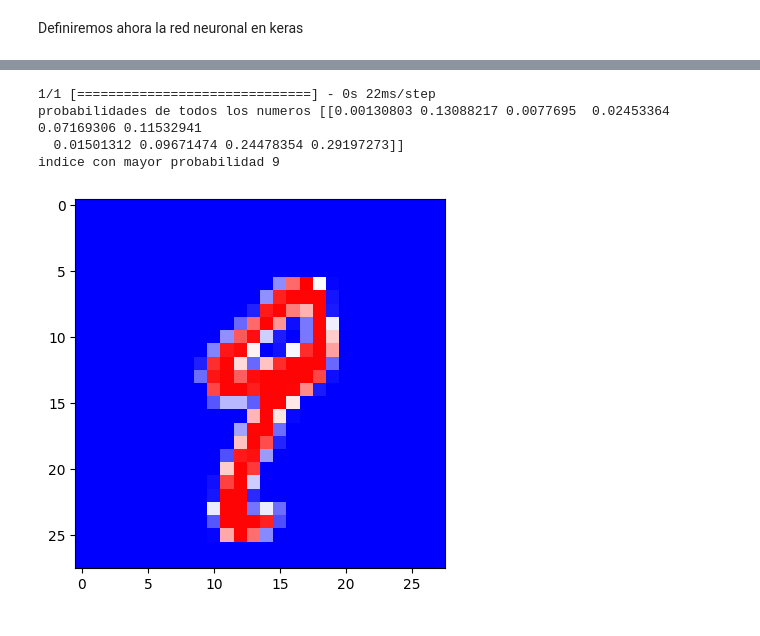
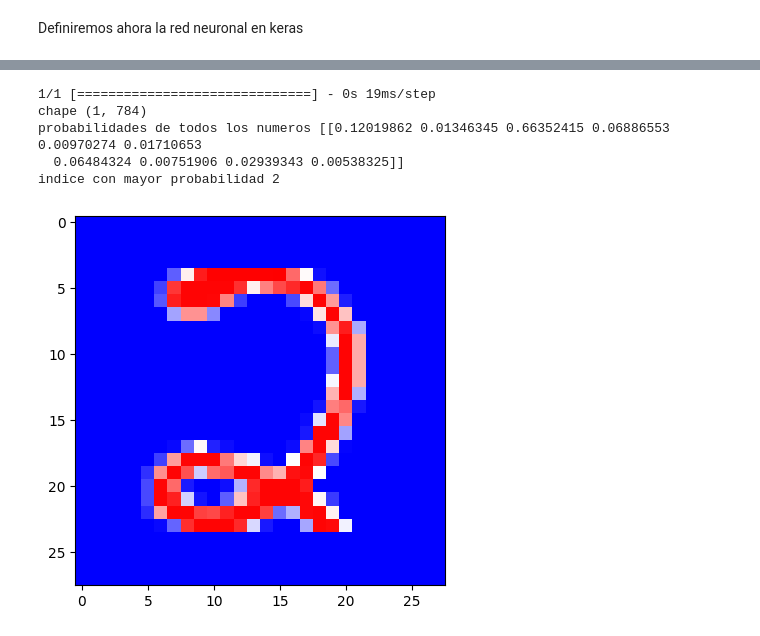
Before and after one commit to mariomac/python-deep-learning, a Jupyter notebook: cap5/numbers.ipynb, the cells around one changed output, grey strips where cells are left out. Saved outputs shown, nothing was run; the diff lists cells and outputs as text; code cells hidden in the pictures.

```diff
--- a/cap5/numbers.ipynb
+++ b/cap5/numbers.ipynb
@@ -195,14 +200,16 @@ plot_confusion_matrix(confusion_mtx, classes = range(10))
 # %%
 # Generando predicciones, por ejemplo, miramos el siguiente número y vemos si lo predice bien
-plt.imshow(x_test_original[78], cmap=plt.cm.bwr)
+plt.imshow(x_test_original[72], cmap=plt.cm.bwr)
 
-predictions= model.predict(x_test[78:79])
+predictions= model.predict(x_test[72:73])
 
+print("chape", x_test[72:73].shape)
 print("probabilidades de todos los numeros",predictions)
 print("indice con mayor probabilidad", np.argmax(predictions))
 # %% [output]
-1/1 [==============================] - 0s 22ms/step
-probabilidades de todos los numeros [[0.00130803 0.13088217 0.0077695  0.02453364 0.07169306 0.11532941
-  0.01501312 0.09671474 0.24478354 0.29197273]]
-indice con mayor probabilidad 9
+1/1 [==============================] - 0s 19ms/step
+chape (1, 784)
+probabilidades de todos los numeros [[0.12019862 0.01346345 0.66352415 0.06886553 0.00970274 0.01710653
+  0.06484324 0.00751906 0.02939343 0.00538325]]
+indice con mayor probabilidad 2
-[figure, old version]
+[figure, new version]
```
Also changed, not shown: parts of 7 cells of this notebook, 1 other file.
